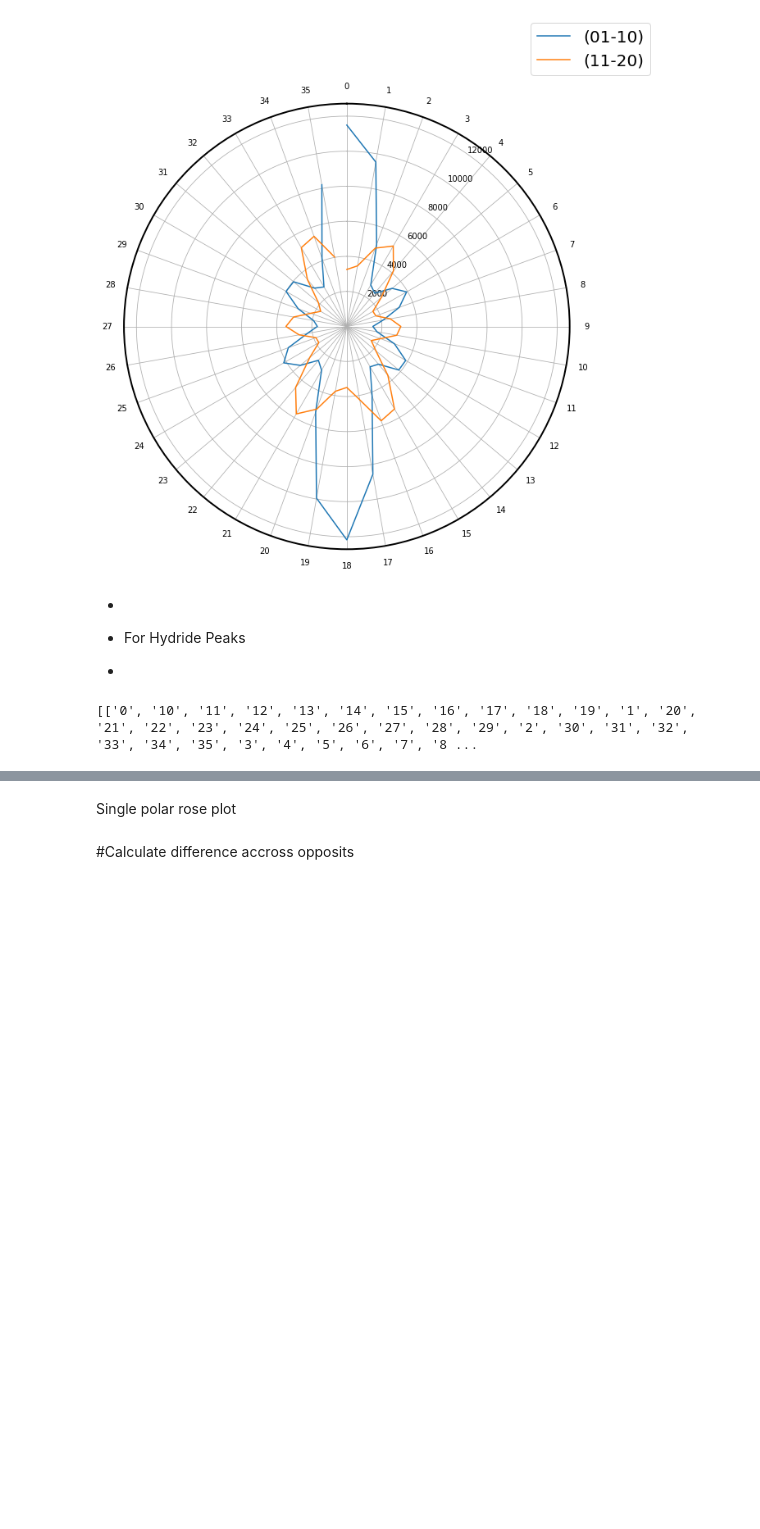
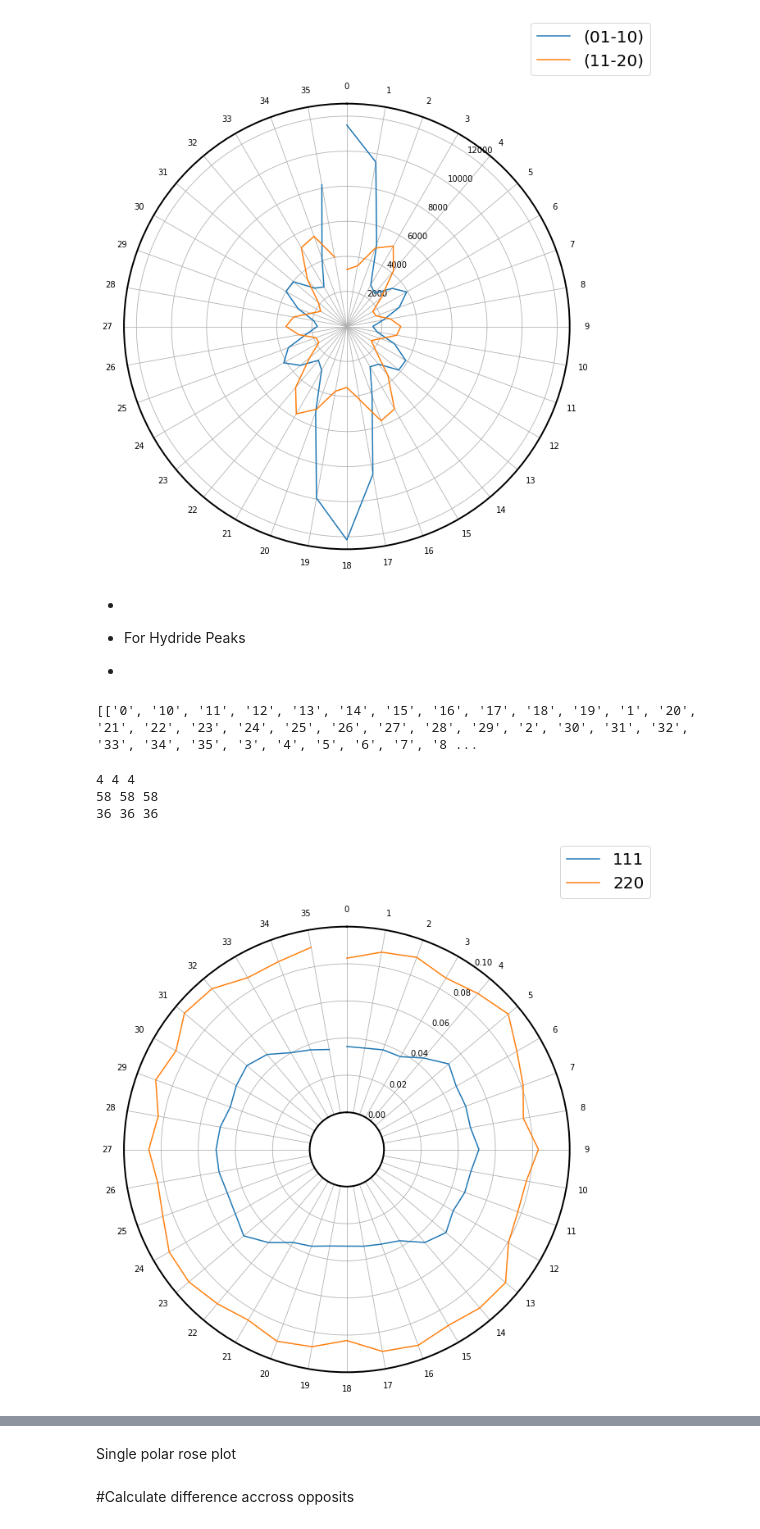
Before and after one commit to Mats-Student-Olie/Double-Peak-Fit, a Jupyter notebook: Compare Strain Across Cakes.ipynb, the cells around one changed output, grey strips where cells are left out. Drawn from its saved outputs; the diff is of its cells as text; code cells hidden in the pictures; blank space fills up the shorter version.

```diff
--- a/Compare Strain Across Cakes.ipynb
+++ b/Compare Strain Across Cakes.ipynb
@@ -776,52 +751,68 @@ print(len(strains_list), len(strains_list[0]), len(strains_list[0][0]), strains_
 # %%
-###Another data re-arrange
+##re-arrange data into format: [peak][step][cake-strain]
 
-###strains_list[peak][cake][steps]
-###objective [peak][step][cake-strain]
+z_strains2 = []
+z_fwhm2 = []
+z_amp2 = []
 
-print(len(strains_list))
-print(len(strains_list[0]))
-print(len(strains_list[0][0]))
+for peak in range(len(z_strains_by_peak)): #generate 4 lists
+    tmp1_strain = []
+    tmp1_fwhm = []
+    tmp1_amp = []
 
+    for i in range(len(z_strains_by_peak[peak][0])): # generate 58 lists
+        tmp2_strain = []
+        tmp2_fwhm = []
+        tmp2_amp = []
+        tmp1_strain.append(tmp2_strain) #append 58 lists to tmp1
+        tmp1_fwhm.append(tmp2_fwhm)
+        tmp1_amp.append(tmp2_amp)
 
+        for cake in range(len(z_strains_by_peak[peak])): # generate 36 lists
+            strain = z_strains_by_peak[peak][cake][i]
+            tmp1_strain[i].append(strain) #append 36 lists to tmp1[i]
 
-strains_list2 = []
-cake = 0
+            fwhm = z_fwhm_by_peak[peak][cake][i]
+            tmp1_fwhm[i].append(fwhm)
 
-for peak in range(len(strains_list)): #generate 3 lists
-    tmp1 = []
+            amp = z_amp_by_peak[peak][cake][i]
+            tmp1_amp[i].append(amp)
 
-    for i in range(len(strains_list[peak][cake])): # generate 58 lists
-        tmp3 = []
-        tmp1.append(tmp3) #append 58 lists to tmp1
+    z_strains2.append(tmp1_strain)
+    z_fwhm2.append(tmp1_fwhm)
+    z_amp2.append(tmp1_amp)
 
-        for cake in range(len(strains_list[peak])): # generate 36 lists
-            strain = strains_list[peak][cake][i]
-            tmp1[i].append(strain) #append 36 lists to tmp1[i]
-
-    strains_list2.append(tmp1)
-
-
-print(len(strains_list2), len(strains_list2[0]), len(strains_list2[0][0]),'\n')
+print(len(z_strains2), len(z_fwhm2), len(z_amp2))
+print(len(z_strains2[0]), len(z_fwhm2[0]), len(z_amp2[0]))
+print(len(z_strains2[2][0]), len(z_fwhm2[0][0]), len(z_amp2[0][0]))
+# %% [output]
+4 4 4
+58 58 58
+36 36 36
 # %%
-###strains_list2[peak][step][cake-strain]
+##Test plot
+##Data looks like this: m_strains2[peak][step][cake-strain]
+
+zrh_pk_names = ['111', '220', '311']
+
 plt.rc('xtick', labelsize=10)
 plt.rc('ytick', labelsize=10)
 
-print(strains_list2[2][20][:])
-
 fig, ax = plt.subplots(figsize=(10, 10))
 ax = plt.subplot(111, projection='polar')
-ax.plot(pp_range_rad, strains_list2[0][20][:], label = '(111)')
-ax.plot(pp_range_rad, strains_list2[1][20][:], label = '(220)')
-#ax.plot(pp_range_rad, strains_list2[2][30][:], label = '(311)')
-ax.plot(5, 30000)
-ax.legend(loc = 0, bbox_to_anchor = (1.1, 1.1))
-ax.set_rlabel_position(0)  # Move radial labels away from plotted line
+ax.plot(pp_range_rad, z_fwhm2[0][57], label = zrh_pk_names[0])
+ax.plot(pp_range_rad, z_fwhm2[1][57], label = zrh_pk_names[1])
+#ax.plot(pp_range_rad, z_amp2[2][57], label = zrh_pk_names[2])
+#ax.plot(pp_range_rad, m_strains2[3][40], label = matrix_peak_names[3])
+ax.legend(loc = 0, bbox_to_anchor = (1.2, 1.2))
+ax.set_rlabel_position(35)  # Move radial labels away from plotted line
 ax.set_theta_direction(-1)
 ax.set_theta_zero_location('N', offset=-0)
 ax.set_xticks(np.pi/180. * np.linspace(0, 360, 36, endpoint=False))
-ax.set_rmax(30000)
-ax.set_rmin(-5000)
+ax.set_rmax(0.1)
+ax.set_rmin(0)
 ax.set_xticklabels(cake_nums)
+ax.set_rorigin(-0.02)
 plt.show()
+# %% [output]
+[figure, added]
```
Also changed, not shown: parts of 9 cells of this notebook.
